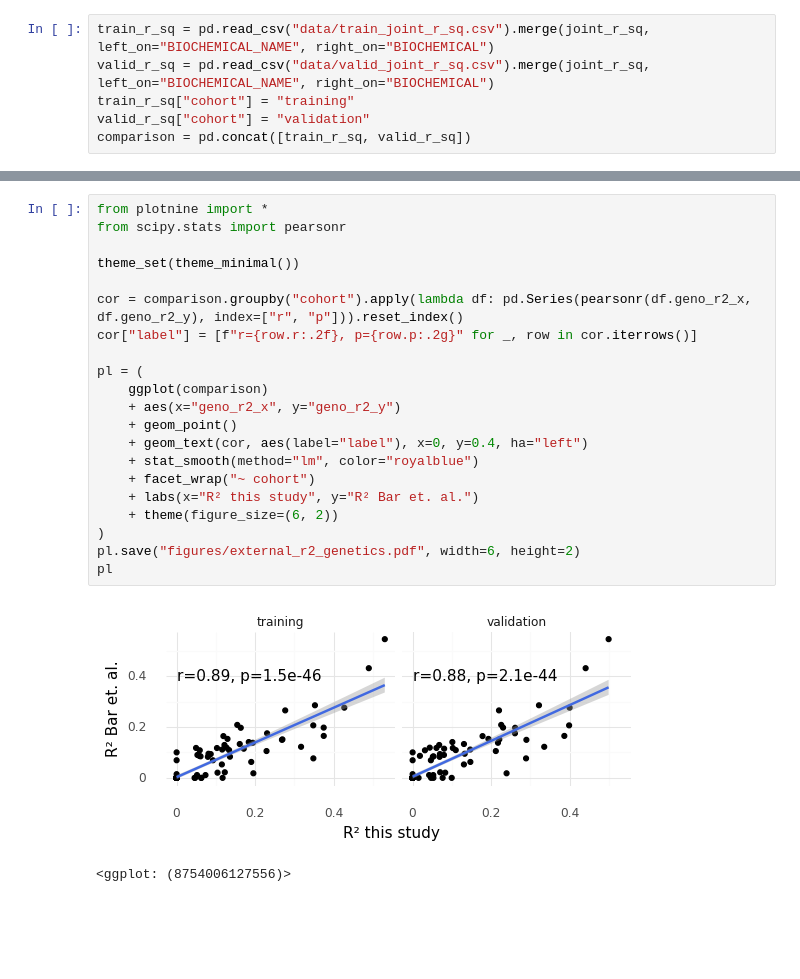
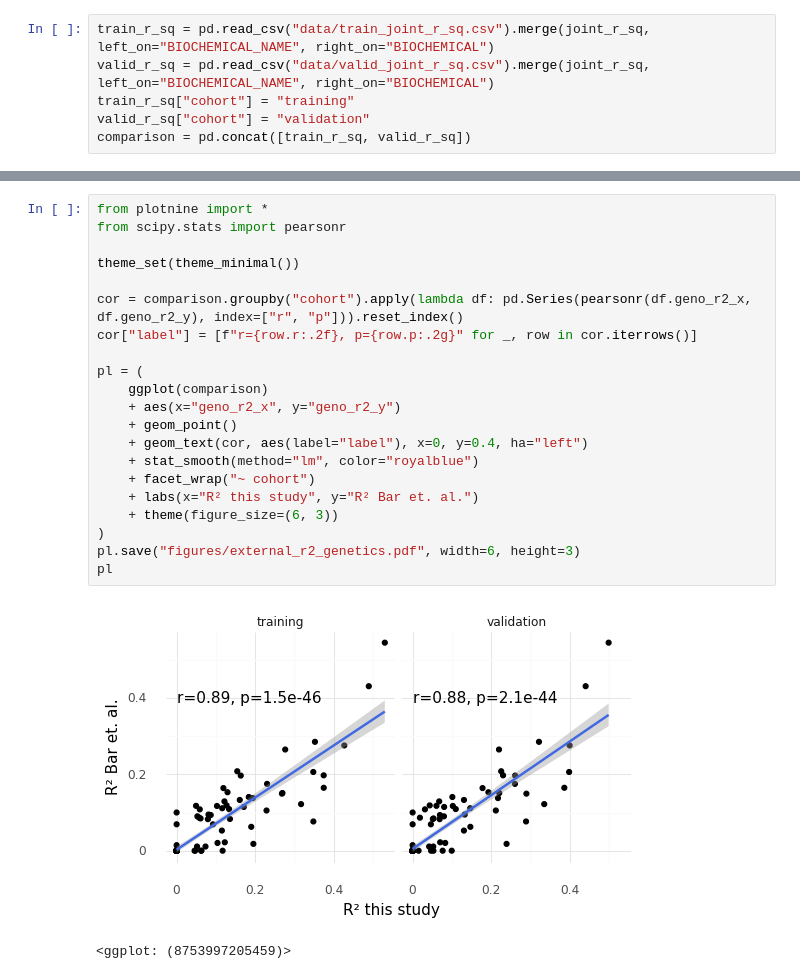
Before and after one commit to Gibbons-Lab/2021_gene_environment_interactions, a Jupyter notebook: gxe/external_variances.ipynb, the cells around one changed output, grey strips where cells are left out. Cells and saved outputs as stored; diff of their text form; blank space fills up the shorter version.

```diff
--- a/gxe/external_variances.ipynb
+++ b/gxe/external_variances.ipynb
@@ -68,27 +68,27 @@ pl
 # %%
 from plotnine import *
 from scipy.stats import pearsonr
 
 theme_set(theme_minimal())
 
 cor = comparison.groupby("cohort").apply(lambda df: pd.Series(pearsonr(df.geno_r2_x, df.geno_r2_y), index=["r", "p"])).reset_index()
 cor["label"] = [f"r={row.r:.2f}, p={row.p:.2g}" for _, row in cor.iterrows()]
 
 pl = (
     ggplot(comparison)
     + aes(x="geno_r2_x", y="geno_r2_y")
     + geom_point()
     + geom_text(cor, aes(label="label"), x=0, y=0.4, ha="left")
     + stat_smooth(method="lm", color="royalblue")
     + facet_wrap("~ cohort")
     + labs(x="R² this study", y="R² Bar et. al.")
-    + theme(figure_size=(6, 2))
+    + theme(figure_size=(6, 3))
 )
-pl.save("figures/external_r2_genetics.pdf", width=6, height=2)
+pl.save("figures/external_r2_genetics.pdf", width=6, height=3)
 pl
 # %% [output]
-[figure, old version]
+[figure, new version]
-<ggplot: (8754006127556)>
+<ggplot: (8753997205459)>
 # %%
 cor = pearsonr(valid_r_sq.micro_r2_x, valid_r_sq.micro_r2_y)
 
```
Also changed, not shown: parts of 4 cells of this notebook, 3 other files.
